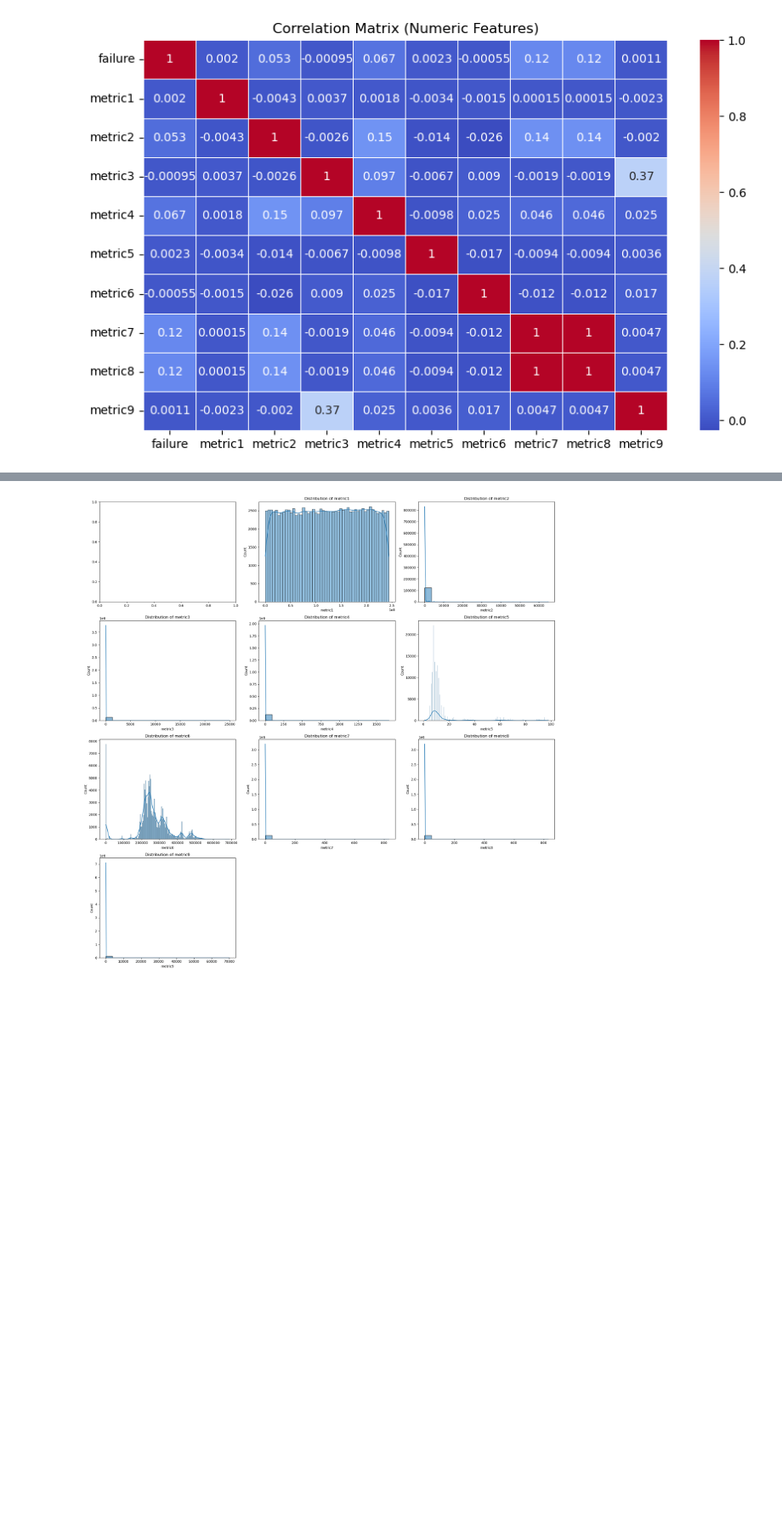
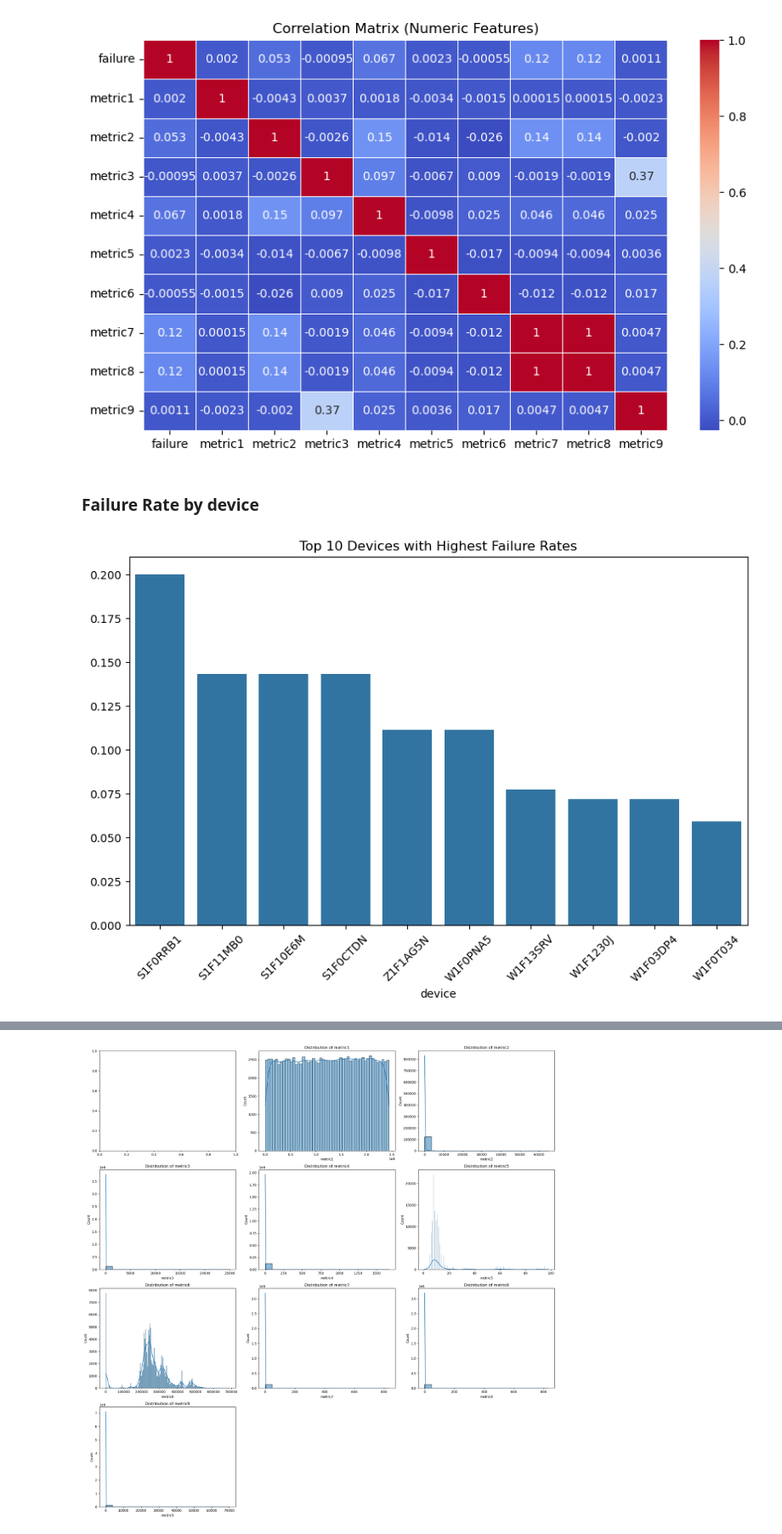
Before and after one commit to angelbenitezmd/AAI-540_Predictive-Maintenance-for-Pharmaceutical-Manufacturing-Equipment, a Jupyter notebook: 04_Feature_Store_EDA.ipynb, the cells around one changed output, grey strips where cells are left out. Shown at 85% size. Drawn from its saved outputs; the diff is of its cells as text; code cells hidden in the pictures; blank space fills up the shorter version.

Commit message:
Updated Feature Groups and Baseline Model

```diff
--- a/04_Feature_Store_EDA.ipynb
+++ b/04_Feature_Store_EDA.ipynb
@@ -105,3 +110,14 @@ plt.title('Correlation Matrix (Numeric Features)')
 plt.show()
 # %% [output]
 [figure]
+# %% [markdown]
+### Failure Rate by device
+# %%
+device_failure_rate = df.groupby('device')['failure'].mean().sort_values(ascending=False)
+plt.figure(figsize=(10, 6))
+sns.barplot(x=device_failure_rate.index[:10], y=device_failure_rate.values[:10])
+plt.title('Top 10 Devices with Highest Failure Rates')
+plt.xticks(rotation=45)
+plt.show()
+# %% [output]
+[figure, added]
```
Also changed, not shown: parts of 26 cells of this notebook, 4 other files.
